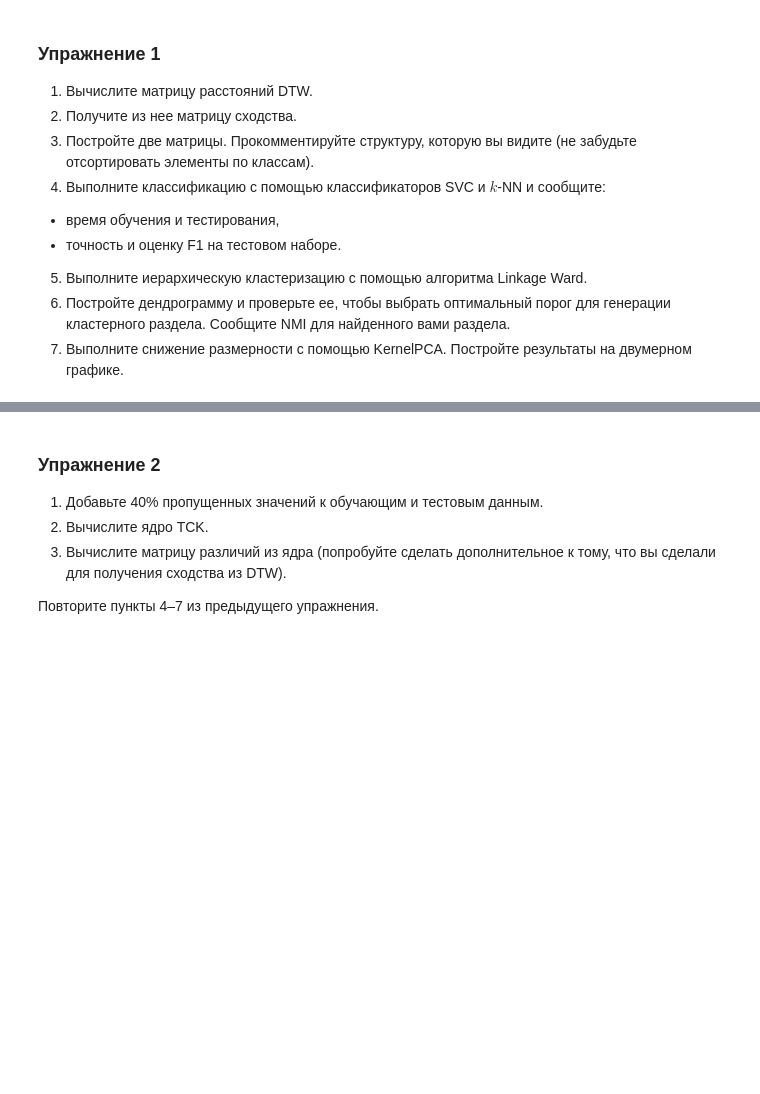
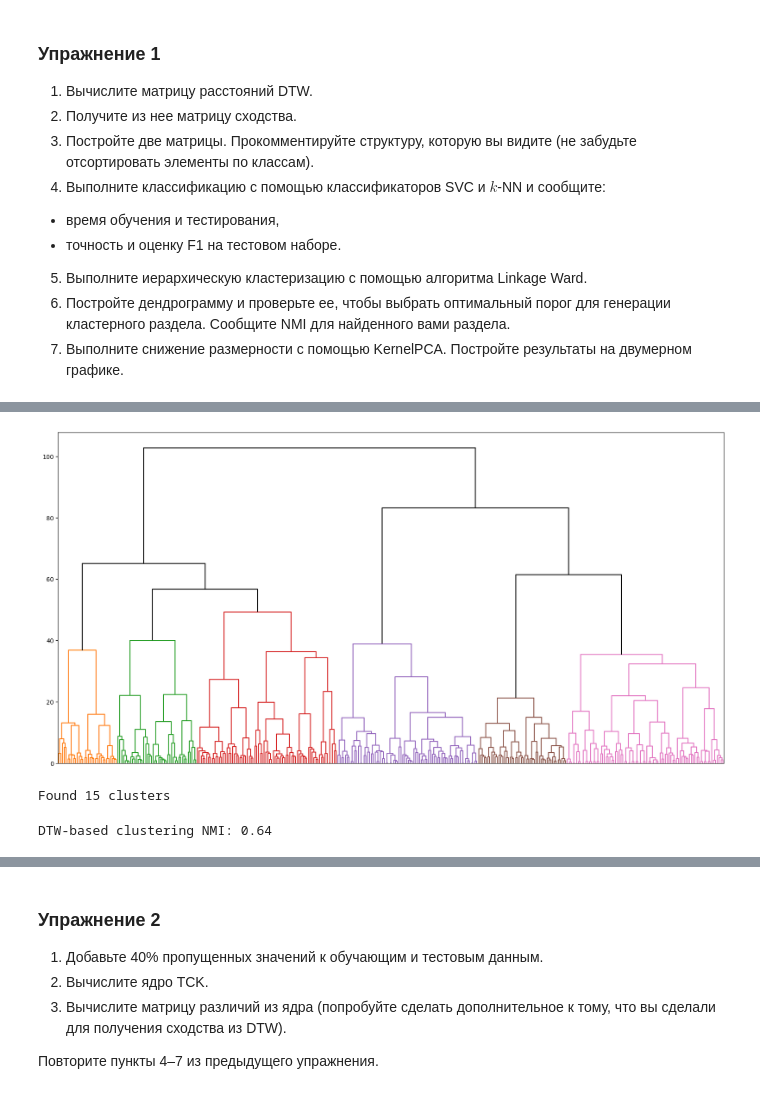
Before and after one commit to RinatHar/TimeSeries, a Jupyter notebook: 10 classification_clustering.ipynb, the cells around one changed output, grey strips where cells are left out. Cells and saved outputs as stored; diff of their text form; code cells hidden in the pictures; blank space fills up the shorter version.

```diff
--- a/10 classification_clustering.ipynb
+++ b/10 classification_clustering.ipynb
@@ -1490,0 +1565,19 @@ Data shapes:
+# %%
+distArray = ssd.squareform(dtw_dist)
+Z = linkage(distArray, 'ward')
+# %%
+fig = plt.figure(figsize=(20, 10))
+dn = dendrogram(Z, color_threshold=50, above_threshold_color='k',
+                show_leaf_counts=False)
+plt.xticks([])
+# %% [output]
+[figure, added]
+# %%
+partition = fcluster(Z, t=28, criterion="distance")
+print(f"Found {len(np.unique(partition))} clusters")
+# %% [output]
+Found 15 clusters
+# %%
+print(f"DTW-based clustering NMI: {v_measure_score(partition, Y.ravel()):.2f}")
+# %% [output]
+DTW-based clustering NMI: 0.64
```
Also changed, not shown: parts of 33 cells of this notebook, 4 other files.
